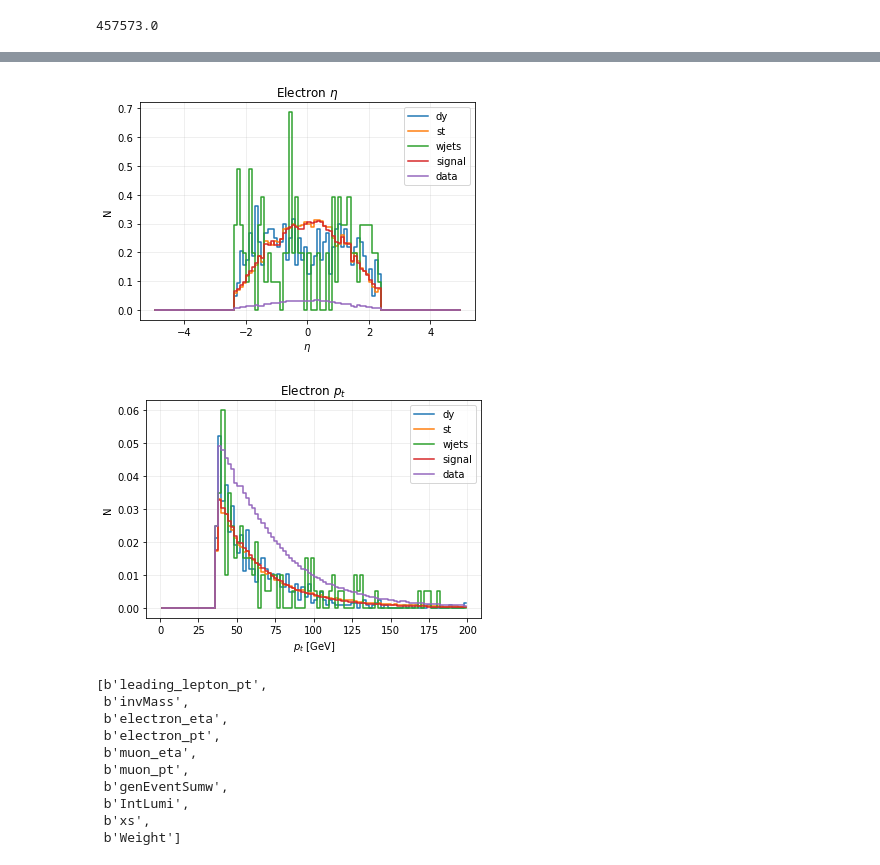
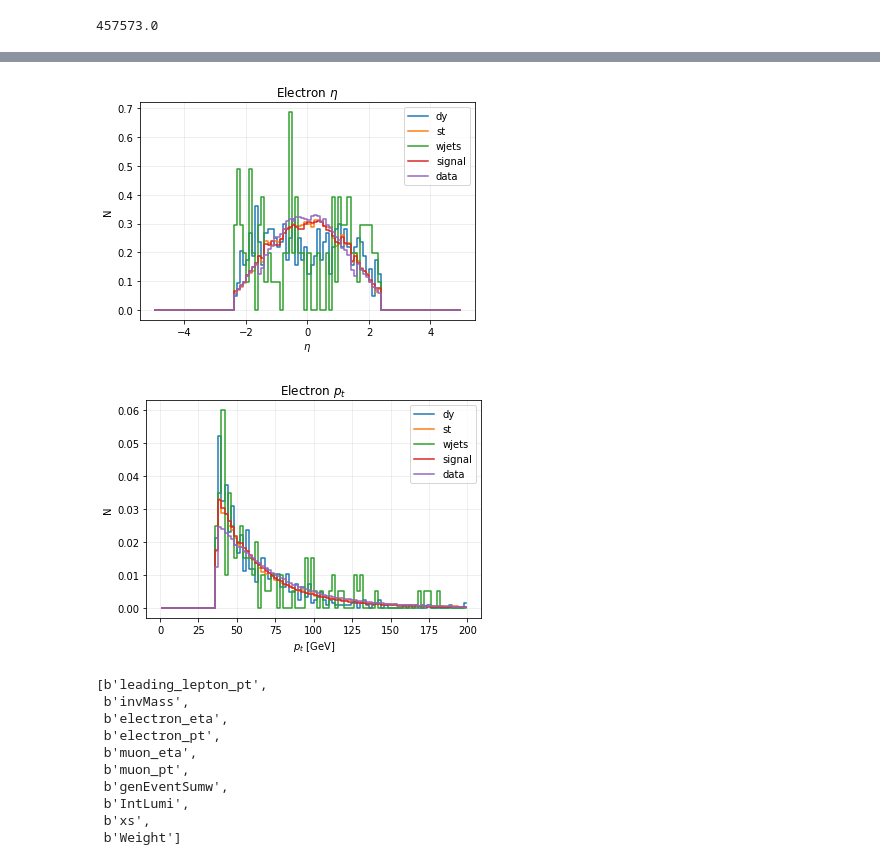
Before and after one commit to GiacomoDaMolin/TTbar, a Jupyter notebook: MC_Data_comparison.ipynb, the cells around one changed output, grey strips where cells are left out. Saved outputs shown, nothing was run; the diff lists cells and outputs as text; code cells hidden in the pictures.

```diff
--- a/MC_Data_comparison.ipynb
+++ b/MC_Data_comparison.ipynb
@@ -226,7 +271,7 @@ n_signal, bins_signal = np.histogram(inv_mass_signal,range=(-5,5), bins=100, den
 
 n_data, bins_data = data['h_Electron_eta'].numpy()
 
-n_data = n_data/np.sum(n_data)
+n_data = n_data*10/np.sum(n_data)
 
 centers = (bins_dy[:-1] + bins_dy[1:]) / 2
 plt.figure()
@@ -240,10 +285,10 @@ plt.xlabel("$\eta$")
 plt.title("Electron $\eta$")
 plt.grid(alpha=0.25)
 plt.legend()
-plt.savefig("./eta_unity.pdf")
+plt.savefig("./electron_eta_unity.pdf")
 plt.show()
 # %% [output]
-[figure, old version]
+[figure, new version]
 # %%
 
 inv_mass_dy = dy['tout']['electron_pt'].array()
@@ -251,35 +296,35 @@ weight_dy = dy['tout']['Weight'].array()
 inv_mass_st = st['tout']['electron_pt'].array()
 weight_st = st['tout']['Weight'].array()
 inv_mass_wjets = wjets['tout']['electron_pt'].array()
 weight_wjets = wjets['tout']['Weight'].array()
 inv_mass_signal = signal['tout']['electron_pt'].array()
 weight_signal = signal['tout']['Weight'].array()
 
 n_dy, bins_dy = np.histogram(inv_mass_dy,range=(0,200), bins=100, density=True)
 n_st, bins_st = np.histogram(inv_mass_st,range=(0,200), bins=100, density=True)
 n_wjets, bins_wjets = np.histogram(inv_mass_wjets,range=(0,200), bins=100, density=True)
 n_signal, bins_signal = np.histogram(inv_mass_signal,range=(0,200), bins=100, density=True)
 
 n_data, bins_data = data['h_Electron_pt'].numpy()
 
-n_data = n_data/np.sum(n_data)
+n_data = n_data/(np.sum(n_data)*2)
 
 centers = (bins_dy[:-1] + bins_dy[1:]) / 2
 plt.figure()
 plt.step(centers, n_dy, label='dy', where='mid')
 plt.step(centers, n_st, label='st', where='mid')
 plt.step(centers, n_wjets, label='wjets', where='mid')
 plt.step(centers, n_signal, label='signal', where='mid')
 plt.step(centers, n_data, label='data', where='mid')
 plt.ylabel('N')
 plt.xlabel("$p_{t}$ [GeV]")
 plt.grid(alpha=0.25)
 plt.legend()
 plt.title("Electron $p_{t}$")
 plt.savefig("./electron_pt_unity.pdf")
 plt.show()
 # %% [output]
-[figure, old version]
+[figure, new version]
 # %%
 dy['tout'].keys()
 # %% [output]
```
Also changed, not shown: parts of 8 cells of this notebook.
